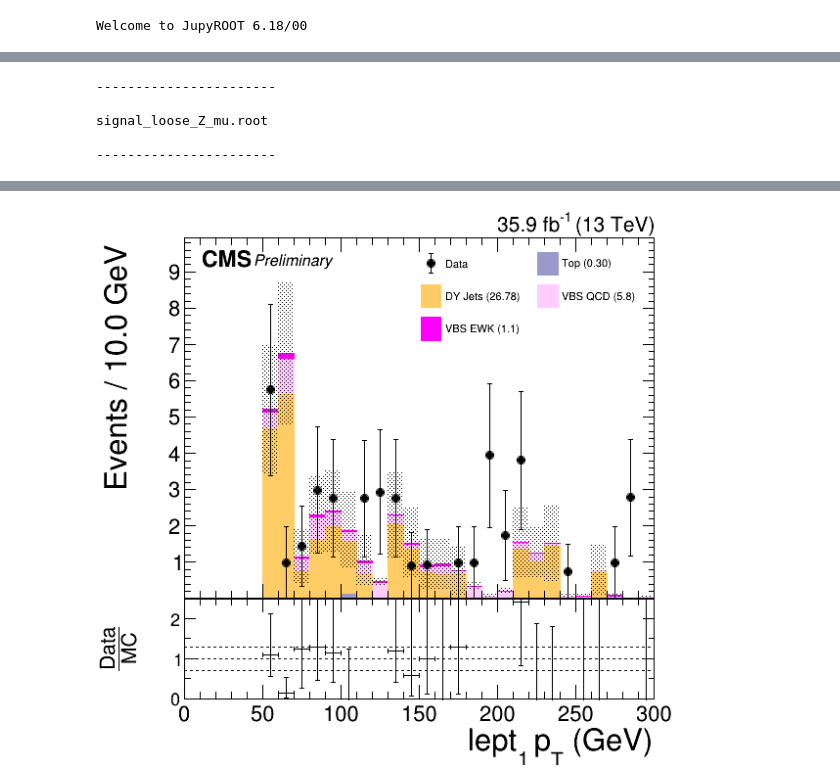
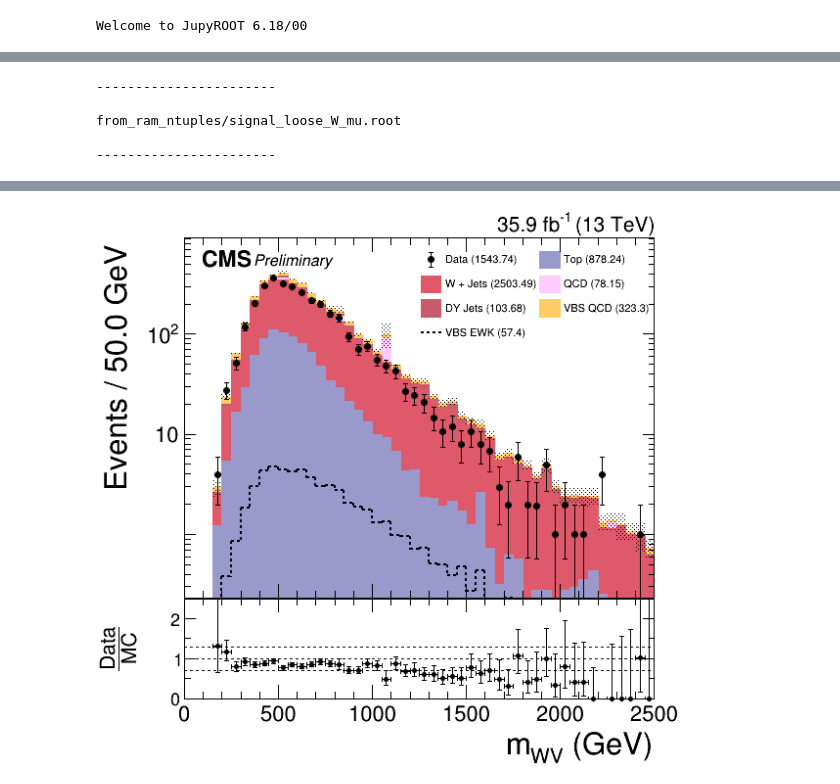
Before and after one commit to singh-ramanpreet/VVjjSemileptonic-Analysis, a Jupyter notebook: plotting/plots_variables.ipynb, the cells around one changed output, grey strips where cells are left out. Cells and saved outputs as stored; diff of their text form; code cells hidden in the pictures.

Commit message:
updated plotting notebooks

```diff
--- a/plotting/plots_variables.ipynb
+++ b/plotting/plots_variables.ipynb
@@ -263,11 +280,13 @@ Warning in <TGraphAsymmErrors::Divide>: Number of graph points is different than
 # %%
 exec(set_variable_defaults)
-hist_filename = "signal_loose_Z_mu.root"
-skip_QCD = True
+variable = "mass_WV"
+title_x = "m_{WV}"
+scale_signal = False
+canvas_log_y = True
 exec(plot_mc_data)
 # %% [output]
 -----------------------
 
-signal_loose_Z_mu.root
+from_ram_ntuples/signal_loose_W_mu.root
 
 -----------------------
@@ -275 +295 @@ Warning in <TGraphAsymmErrors::Divide>: Number of graph points is different than
-[figure, old version]
+[figure, new version]
```
Also changed, not shown: parts of 27 cells of this notebook, 1 other file.
